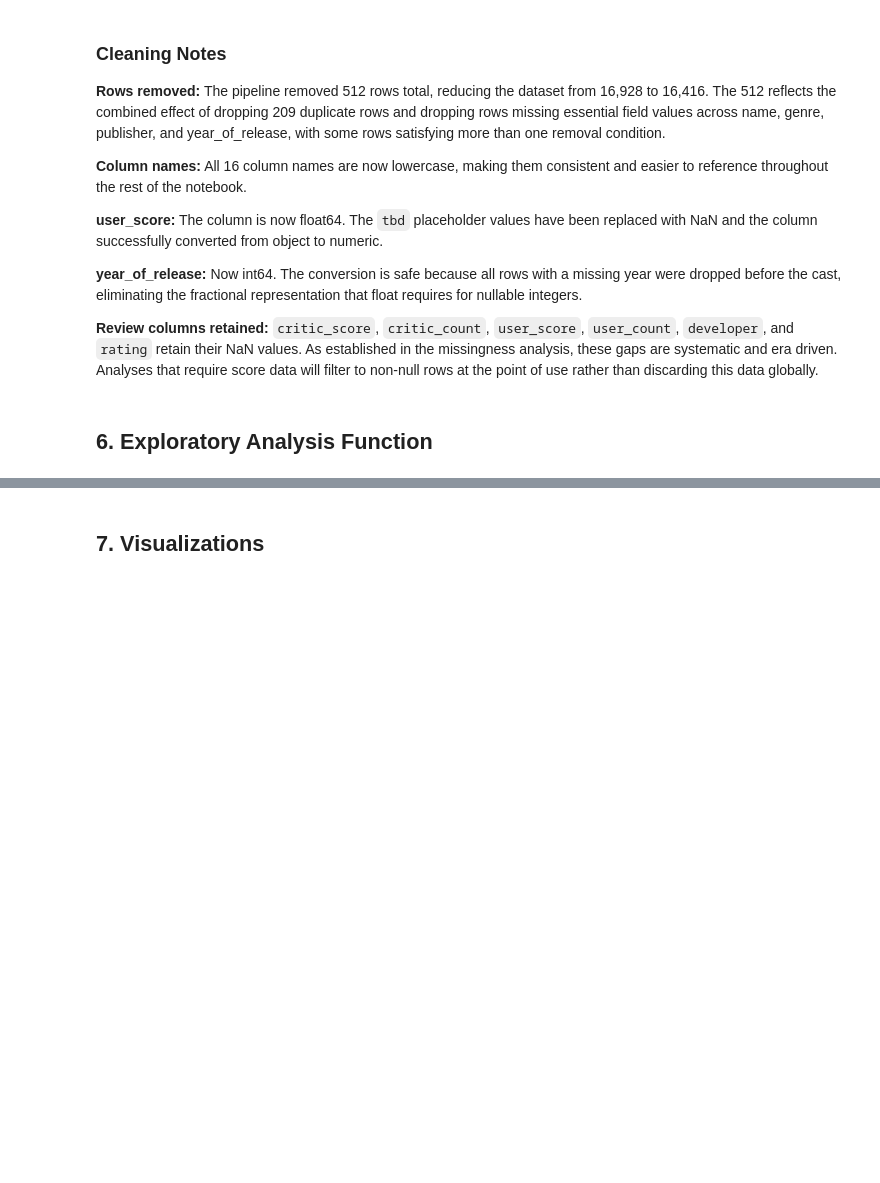
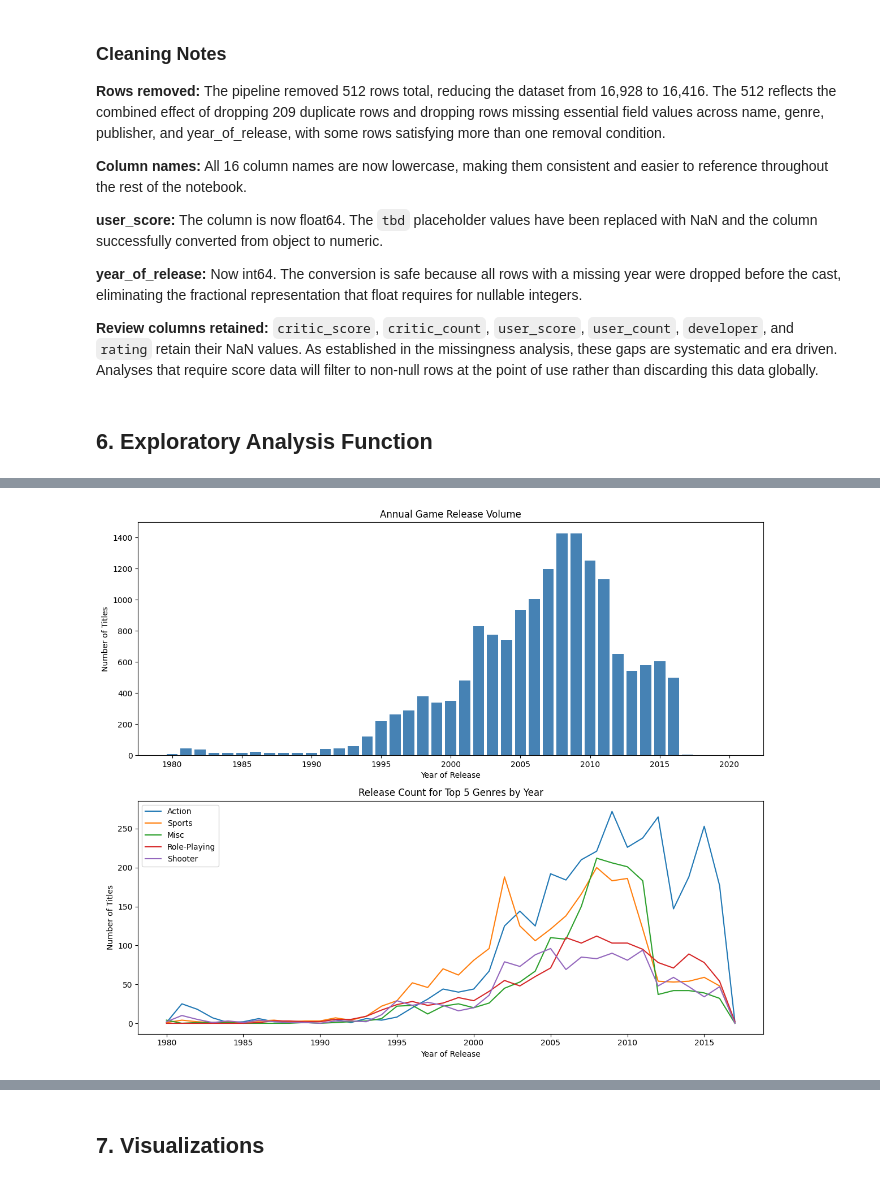
Before and after one commit to thebobmay/ai-programming-foundations-project, a Jupyter notebook: notebooks/data_workflow.ipynb, the cells around one changed output, grey strips where cells are left out. Saved outputs shown, nothing was run; the diff lists cells and outputs as text; code cells hidden in the pictures; blank space fills up the shorter version.

```diff
--- a/notebooks/data_workflow.ipynb
+++ b/notebooks/data_workflow.ipynb
@@ -360,0 +573,29 @@ print(f"Shape: {df_clean.shape}")
+# %%
+fig, axes = plt.subplots(2, 1, figsize=(12, 10))
+
+releases_by_year = df_clean.groupby('year_of_release')['name'].count().reset_index()
+releases_by_year.columns = ['year_of_release', 'game_count']
+axes[0].bar(releases_by_year['year_of_release'], releases_by_year['game_count'], color='steelblue', width=0.8)
+axes[0].set_xlabel('Year of Release')
+axes[0].set_ylabel('Number of Titles')
+axes[0].set_title('Annual Game Release Volume')
+
+top_genres = summaries['genre_counts'].head(5).index.tolist()
+colors = ['#1f77b4', '#ff7f0e', '#2ca02c', '#d62728', '#9467bd']
+genre_year = (
+    df_clean[df_clean['genre'].isin(top_genres)]
+    .groupby(['year_of_release', 'genre'])['name']
+    .count()
+    .unstack(fill_value=0)
+)
+for genre, color in zip(top_genres, colors):
+    axes[1].plot(genre_year.index, genre_year[genre], label=genre, color=color, linewidth=1.5)
+axes[1].set_xlabel('Year of Release')
+axes[1].set_ylabel('Number of Titles')
+axes[1].set_title('Release Count for Top 5 Genres by Year')
+axes[1].legend()
+
+plt.tight_layout()
+plt.show()
+# %% [output]
+[figure, added]
```
Also changed, not shown: parts of 44 cells of this notebook, 5 other files.
